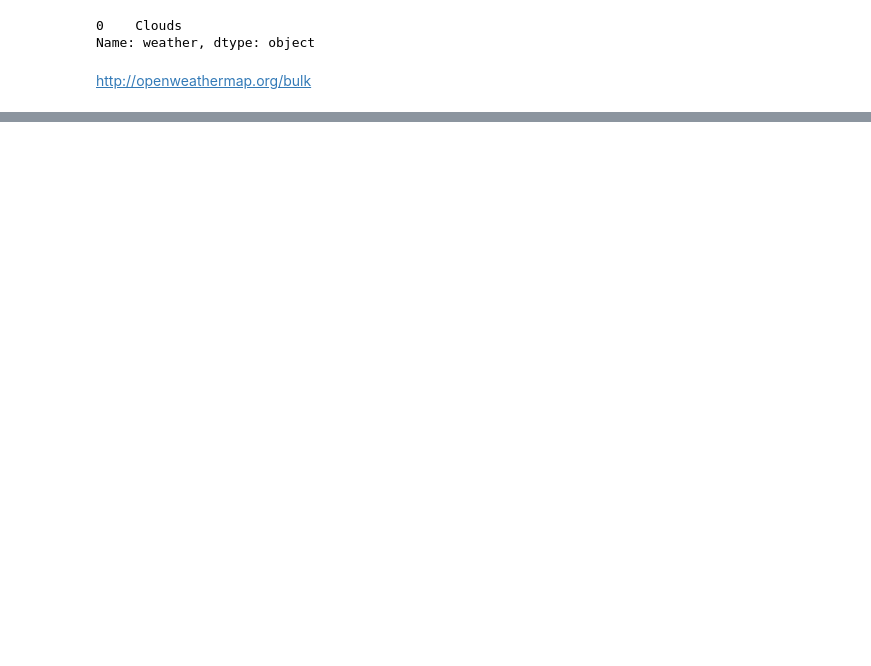
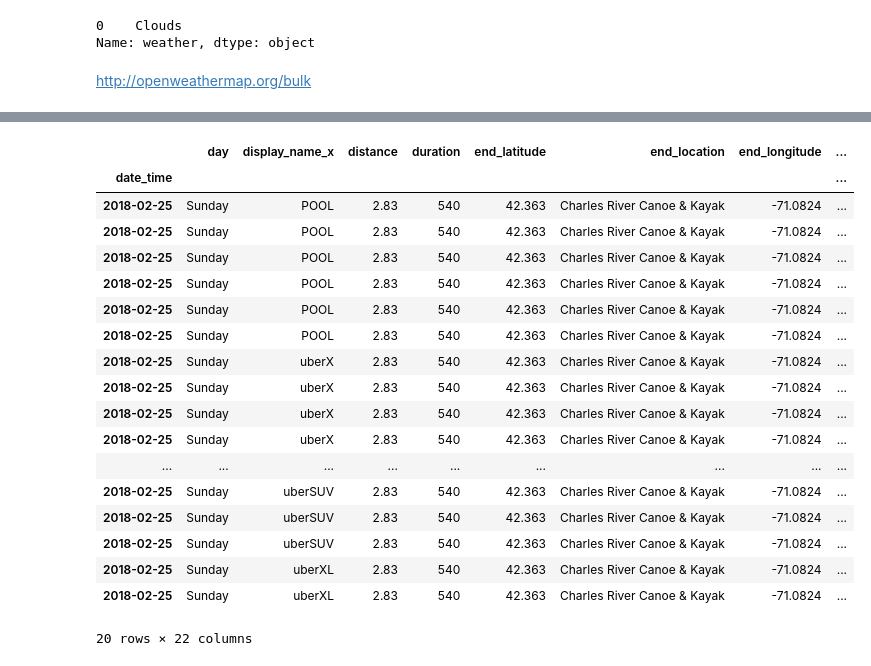
Before and after one commit to rahilshah10/big_data_systems_and_intelligence_analytics, a Jupyter notebook: rides_project/Uber_Lyft_Weather.ipynb, the cells around one changed output, grey strips where cells are left out. Cells and saved outputs as stored; diff of their text form; code cells hidden in the pictures; blank space fills up the shorter version.

```diff
--- a/rides_project/Uber_Lyft_Weather.ipynb
+++ b/rides_project/Uber_Lyft_Weather.ipynb
@@ -460,0 +608,6 @@ df_weather.head()
+# %%
+df_lyft['estimated_cost_cents_max'] = df_lyft['estimated_cost_cents_max'].divide(100)
+df_lyft['estimated_cost_cents_min'] = df_lyft['estimated_cost_cents_min'].divide(100)
+# %%
+df_lyft = df_lyft.rename(columns = {'estimated_cost_cents_max':'estimated_cost_max'})
+df_lyft = df_lyft.rename(columns = {'estimated_cost_cents_min':'estimated_cost_min'})
@@ -460,0 +632,2 @@ df_weather.head()
+# %%
+df_lyft.primetime_percentage = [x[:1] for x in df_lyft.primetime_percentage]
@@ -460,0 +685,26 @@ df_weather.head()
+# %%
+left = df_uber
+right = df_lyft
+df = pd.merge(left, right, on=['start_latitude', 'start_longitude', 'end_latitude', 'end_longitude'], left_index=True, right_index=True)
+# %%
+df.head(20)
+# %% [output]
+|  | day | display_name_x | distance | duration | end_latitude | end_location | end_longitude | ... |
+| date_time |  |  |  |  |  |  |  | ... |
+| 2018-02-25 | Sunday | POOL | 2.83 | 540 | 42.363 | Charles River Canoe & Kayak | -71.0824 | ... |
+| 2018-02-25 | Sunday | POOL | 2.83 | 540 | 42.363 | Charles River Canoe & Kayak | -71.0824 | ... |
+| 2018-02-25 | Sunday | POOL | 2.83 | 540 | 42.363 | Charles River Canoe & Kayak | -71.0824 | ... |
+| 2018-02-25 | Sunday | POOL | 2.83 | 540 | 42.363 | Charles River Canoe & Kayak | -71.0824 | ... |
+| 2018-02-25 | Sunday | POOL | 2.83 | 540 | 42.363 | Charles River Canoe & Kayak | -71.0824 | ... |
+| 2018-02-25 | Sunday | POOL | 2.83 | 540 | 42.363 | Charles River Canoe & Kayak | -71.0824 | ... |
+| 2018-02-25 | Sunday | uberX | 2.83 | 540 | 42.363 | Charles River Canoe & Kayak | -71.0824 | ... |
+| 2018-02-25 | Sunday | uberX | 2.83 | 540 | 42.363 | Charles River Canoe & Kayak | -71.0824 | ... |
+| 2018-02-25 | Sunday | uberX | 2.83 | 540 | 42.363 | Charles River Canoe & Kayak | -71.0824 | ... |
+| 2018-02-25 | Sunday | uberX | 2.83 | 540 | 42.363 | Charles River Canoe & Kayak | -71.0824 | ... |
+| ... | ... | ... | ... | ... | ... | ... | ... | ... |
+| 2018-02-25 | Sunday | uberSUV | 2.83 | 540 | 42.363 | Charles River Canoe & Kayak | -71.0824 | ... |
+| 2018-02-25 | Sunday | uberSUV | 2.83 | 540 | 42.363 | Charles River Canoe & Kayak | -71.0824 | ... |
+| 2018-02-25 | Sunday | uberSUV | 2.83 | 540 | 42.363 | Charles River Canoe & Kayak | -71.0824 | ... |
+| 2018-02-25 | Sunday | uberXL | 2.83 | 540 | 42.363 | Charles River Canoe & Kayak | -71.0824 | ... |
+| 2018-02-25 | Sunday | uberXL | 2.83 | 540 | 42.363 | Charles River Canoe & Kayak | -71.0824 | ... |
+20 rows × 22 columns
```
Also changed, not shown: parts of 56 cells of this notebook, 5 other files.
